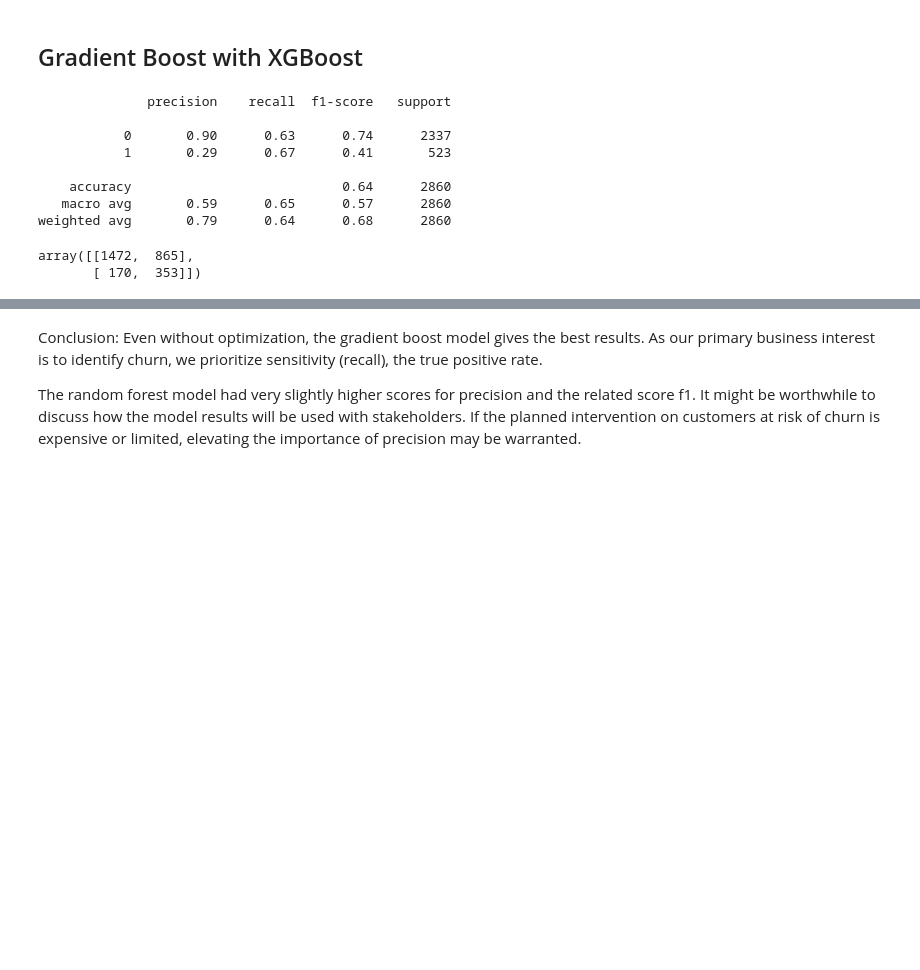
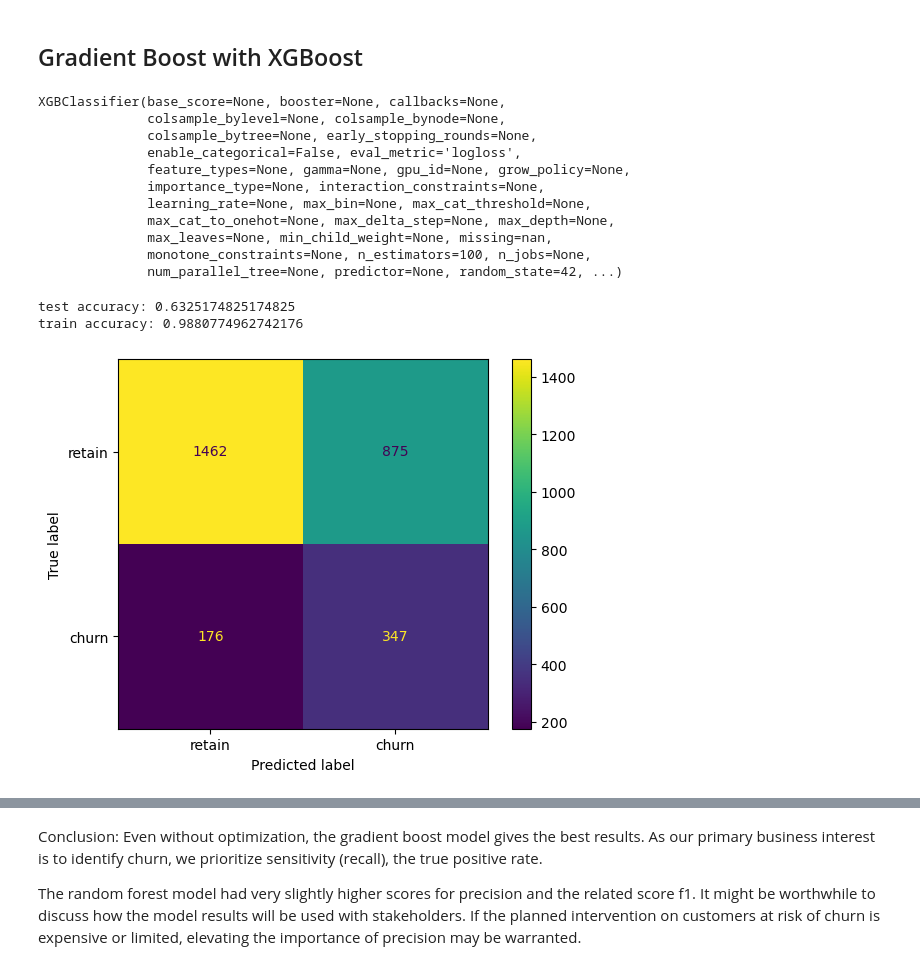
Before and after one commit to amoutafian/waze_capstone, a Jupyter notebook: notebooks/29.3 Modeling .ipynb, the cells around one changed output, grey strips where cells are left out. Cells and saved outputs as stored; diff of their text form; code cells hidden in the pictures; blank space fills up the shorter version.

```diff
--- a/notebooks/29.3 Modeling .ipynb
+++ b/notebooks/29.3 Modeling .ipynb
@@ -379,20 +381,16 @@ plt.show();
 <h2> Gradient Boost with XGBoost
 # %%
 clf_xgb = xgb.XGBClassifier(n_estimators=100, random_state=42, eval_metric='logloss')
-model_res = clf_xgb.fit(X_train_scaled, y_train)
-y_pred = model_res.predict(X_test_scaled)
-
-print(classification_report(y_test, y_pred))
-cm = confusion_matrix(y_test, y_pred)
-cm
+clf_xgb.fit(X_train_scaled, y_train)
 # %% [output]
-              precision    recall  f1-score   support
-
-           0       0.90      0.63      0.74      2337
-           1       0.29      0.67      0.41       523
-
-    accuracy                           0.64      2860
-   macro avg       0.59      0.65      0.57      2860
-weighted avg       0.79      0.64      0.68      2860
+XGBClassifier(base_score=None, booster=None, callbacks=None,
+              colsample_bylevel=None, colsample_bynode=None,
+              colsample_bytree=None, early_stopping_rounds=None,
+              enable_categorical=False, eval_metric='logloss',
+              feature_types=None, gamma=None, gpu_id=None, grow_policy=None,
+              importance_type=None, interaction_constraints=None,
+              learning_rate=None, max_bin=None, max_cat_threshold=None,
+              max_cat_to_onehot=None, max_delta_step=None, max_depth=None,
+              max_leaves=None, min_child_weight=None, missing=nan,
+              monotone_constraints=None, n_estimators=100, n_jobs=None,
+              num_parallel_tree=None, predictor=None, random_state=42, ...)
-array([[1472,  865],
-       [ 170,  353]])
@@ -399,6 +403,23 @@ array([[1472,  865],
+# %%
+#Predict y test and check accuracy on predicting test set
+y_predict = clf_xgb.predict(X_test_scaled)
+test_accuracy = accuracy_score(y_test, y_predict)
+
+#check accuracy of model on training set to check for over/underfitting
+y_train_predicted = clf_xgb.predict(X_train_scaled)
+train_accuracy = accuracy_score(y_train, y_train_predicted)
+
+print("test accuracy:", test_accuracy)
+print("train accuracy:", train_accuracy)
+# %% [output]
+test accuracy: 0.6325174825174825
+train accuracy: 0.9880774962742176
 # %%
+_, ax = plt.subplots()
 display_cm = ConfusionMatrixDisplay(confusion_matrix = cm , display_labels = ['retain', 'churn'])
 display_cm.plot(ax = ax);
+# %% [output]
+[figure, added]
 # %%
 feature_importance = clf_xgb.feature_importances_
 # make importances relative to max importance
```
Also changed, not shown: parts of 21 cells of this notebook.
